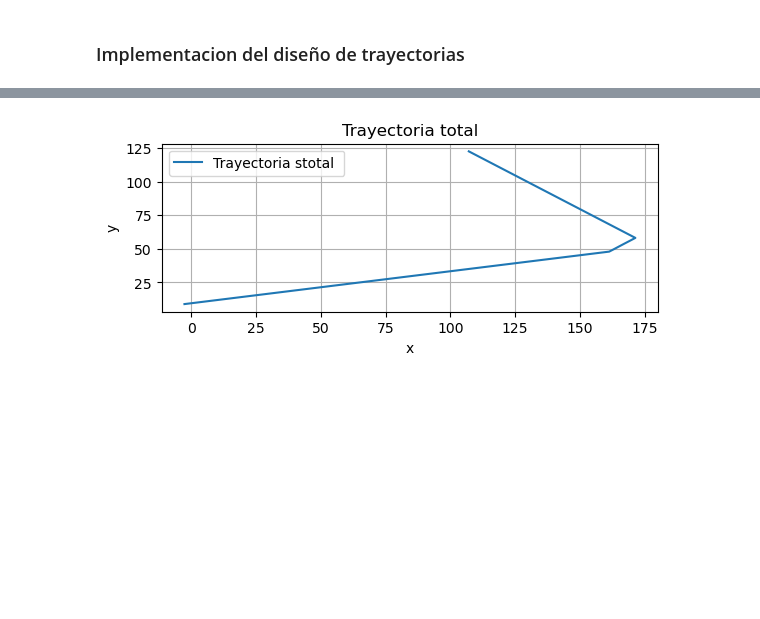
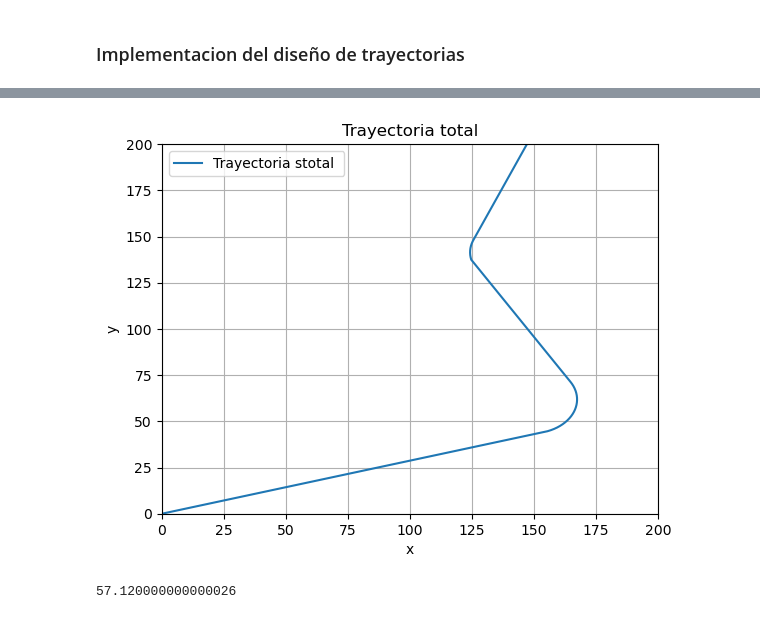
Before and after one commit to ricardolcvuba/tp_modelacion_grupo09, a Jupyter notebook: tp_modelacion.ipynb, the cells around one changed output, grey strips where cells are left out. Cells and saved outputs as stored; diff of their text form; code cells hidden in the pictures; blank space fills up the shorter version.

Commit message:
trayectoria terminada

```diff
--- a/tp_modelacion.ipynb
+++ b/tp_modelacion.ipynb
@@ -365,38 +550,51 @@ plt.show()
 # %%
-#puto final 5to tramo
+#punto final 5to tramo
 p_final_izq_4to_tramo = punto_final_de_una_curva(p_final_izq_3er_tramo, 49.80, 65, 108)
+p_final_der_4to_tramo = punto_final_de_una_curva(p_final_der_3er_tramo, 36.90, 76.2, 123.1)
 p_final_izq_5to_tramo = punto_final_de_una_recta(p_final_izq_4to_tramo, 70.64, 65)
 p_final_der_5to_tramo = punto_final_de_una_recta(p_final_der_4to_tramo, 70.44, 76.2)
 p_final_del_5to_tramo = punto_aleatorio_en_un_segmento(p_final_izq_5to_tramo, p_final_der_5to_tramo)
 
+#punto inicial 5to tramo
 pos_x_final_4to_tramo = pos_x_4to_tramo[-1]
 pos_y_final_4to_tramo = pos_y_4to_tramo[-1]
 
 #angulo de trayectoria
 adyacente = abs(pos_x_final_4to_tramo - p_final_del_5to_tramo[0])
 opuesto = abs(pos_y_final_4to_tramo - p_final_del_5to_tramo[1])
-angulo_rad = math.atan2(opuesto, adyacente)
+
+#distancia_limite
+dist_limite = math.sqrt(adyacente**2 + opuesto**2)
 
 #calculo_de_velocidad
-vel_ini_x, vel_ini_y = calcular_velocidad(max(vel_ang_x_4to_tramo[-1], vel_ang_y_4to_tramo[-1]), radio, angulo_rad)
+vel_ini_x, vel_ini_y = calcular_velocidad(vel_ang_4to_tramo[-1], radio, angulos_barridos_4to_tramo[-1])
+vel_ini_4to_tramo = math.sqrt(vel_ini_x**2 + vel_ini_y**2)
 
 #trayectoria
-x_result_5to_tramo = range_kutta_de_orden_4(f_recta, t_final_4to_tramo, pos_x_final_4to_tramo, vel_ini_x, h, p_final_del_5to_tramo[0], "<")
-y_result_5to_tramo = range_kutta_de_orden_4_aux(f_recta, t_final_4to_tramo, pos_y_final_4to_tramo, vel_ini_y, h, len(x_result_5to_tramo))
+y_result_5to_tramo = range_kutta_de_orden_4(f_recta, t_final_4to_tramo, 0, vel_ini_4to_tramo, h, dist_limite)
+
+puntos_5to_tramo = []
+distancias_5to_tramo = [tupla[1] for tupla in y_result_5to_tramo]
+vel_5to_tramo = [tupla[2] for tupla in y_result_5to_tramo]
+t_final_5to_tramo = [tupla[0] for tupla in y_result_5to_tramo][-1]
+t_relativo = t_final_5to_tramo
+print(distancias_5to_tramo)
+for i in range(len(distancias_5to_tramo)):
+    hipotenusa = distancias_5to_tramo[i]
+    pos_x = hipotenusa * np.math.cos(angulos_barridos_4to_tramo[-1] - math.pi/2) + pos_x_final_4to_tramo
+    pos_y = hipotenusa * np.math.sin(angulos_barridos_4to_tramo[-1] - math.pi/2) + pos_y_final_4to_tramo
+    print(f"{pos_x} : {pos_y}")
+    puntos_5to_tramo.append([pos_x, pos_y])
 
 
-pos_x_5to_tramo = [tupla[1] for tupla in x_result_5to_tramo]
-pos_y_5to_tramo = [tupla[1] for tupla in y_result_5to_tramo]
-vel_x_5to_tramo = [tupla[2] for tupla in x_result_5to_tramo]
-vel_y_5to_tramo = [tupla[2] for tupla in y_result_5to_tramo]
-t_final_5to_tramo = [tupla[0] for tupla in y_result_5to_tramo]
-t_final_5to_tramo = t_final_5to_tramo[-1]
+pos_x_5to_tramo = [subvector[0] for subvector in puntos_5to_tramo]
+pos_y_5to_tramo = [subvector[1] for subvector in puntos_5to_tramo]
 
 plt.subplot(2, 1, 1)
-plt.plot(pos_x_5to_tramo, pos_y_5to_tramo, label="Trayectoria tercer tramo recto ")
+plt.plot(pos_x_5to_tramo, pos_y_5to_tramo, label="Trayectoria primer tramo recto ")
 plt.xlabel("x")
 plt.ylabel("y")
-plt.title("Trayectoria tercer tramo recto")
+plt.title("Trayectoria primer tramo recto")
 plt.legend()
 plt.grid()
 plt.show()
@@ -405,13 +620,20 @@ plt.show()
 # %%
 x_pos_final = pos_x_1er_tramo + pos_x_2do_tramo + pos_x_3er_tramo + pos_x_4to_tramo + pos_x_5to_tramo
 y_pos_final = pos_y_1er_tramo + pos_y_2do_tramo + pos_y_3er_tramo + pos_y_4to_tramo + pos_y_5to_tramo
-plt.subplot(2, 1, 1)
+
+plt.xlim(0, 200)  # Mostrar solo de 0 a 200 en el eje X
+plt.ylim(0, 200)  # Mostrar solo de 0 a 100 en el eje Y
+# Crear gráfico más grande
 plt.plot(x_pos_final, y_pos_final, label="Trayectoria stotal ")
 plt.xlabel("x")
 plt.ylabel("y")
 plt.title("Trayectoria total")
 plt.legend()
 plt.grid()
 plt.show()
 # %% [output]
-[figure, old version]
+[figure, new version]
+# %%
+print(t_final_5to_tramo + t_final_1er_tramo + t_final_2do_tramo + t_final_3er_tramo + t_final_4to_tramo)
+# %% [output]
+57.120000000000026
```
Also changed, not shown: parts of 20 cells of this notebook.
